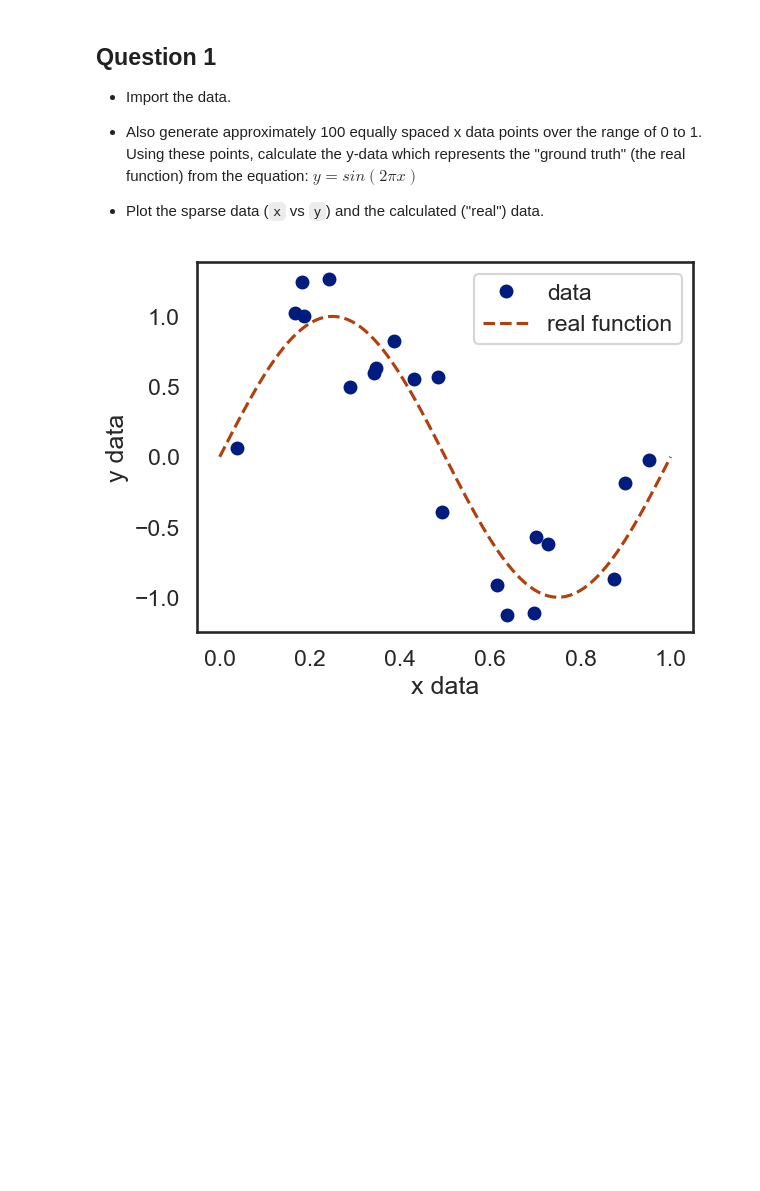
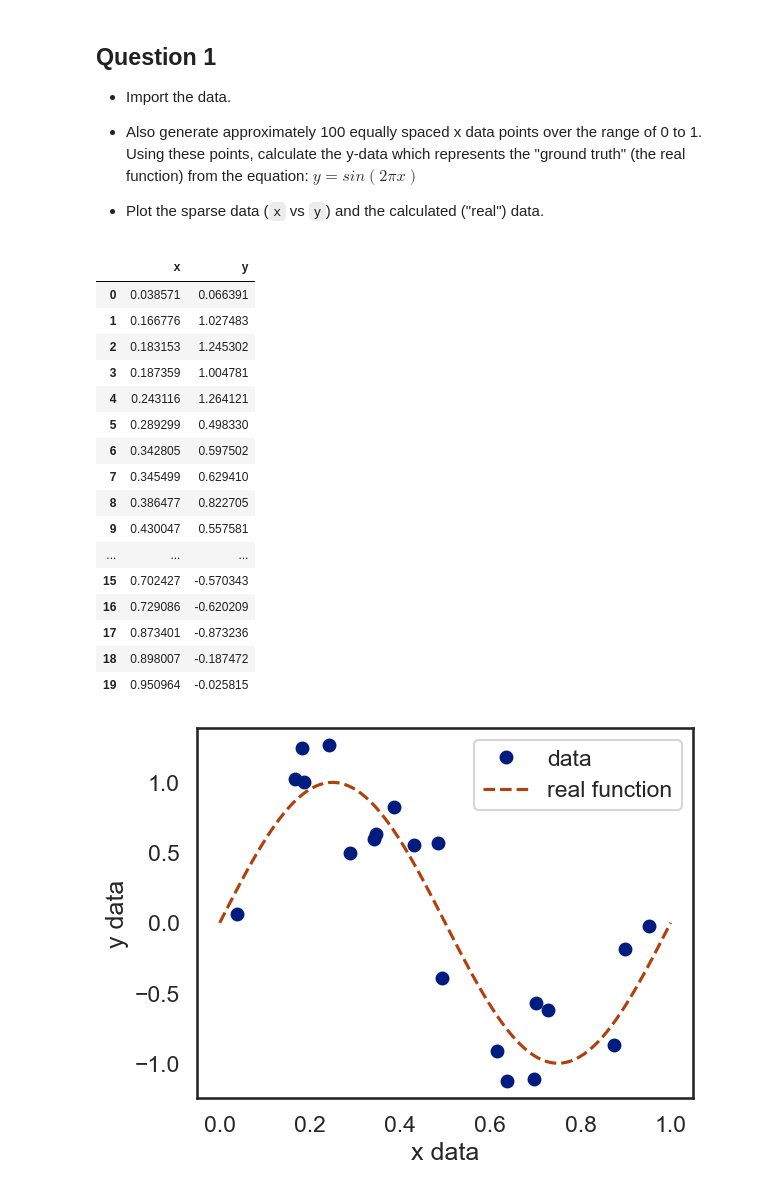
Before and after one commit to robinjoo1015/artificial-intelligence-2022-2, a Jupyter notebook: W13/Intel_ML501_04_Regularization_and_Gradient_Descent_Exercises.ipynb, the cells around one changed output. Saved outputs shown, nothing was run; the diff lists cells and outputs as text; code cells hidden in the pictures; blank space fills up the shorter version.

```diff
--- a/W13/Intel_ML501_04_Regularization_and_Gradient_Descent_Exercises.ipynb
+++ b/W13/Intel_ML501_04_Regularization_and_Gradient_Descent_Exercises.ipynb
@@ -70,6 +70,26 @@ import matplotlib.pyplot as plt
 import seaborn as sns
 
 %matplotlib inline
+# %%
+data
+# %% [output]
+|  | x | y |
+| 0 | 0.038571 | 0.066391 |
+| 1 | 0.166776 | 1.027483 |
+| 2 | 0.183153 | 1.245302 |
+| 3 | 0.187359 | 1.004781 |
+| 4 | 0.243116 | 1.264121 |
+| 5 | 0.289299 | 0.498330 |
+| 6 | 0.342805 | 0.597502 |
+| 7 | 0.345499 | 0.629410 |
+| 8 | 0.386477 | 0.822705 |
+| 9 | 0.430047 | 0.557581 |
+| ... | ... | ... |
+| 15 | 0.702427 | -0.570343 |
+| 16 | 0.729086 | -0.620209 |
+| 17 | 0.873401 | -0.873236 |
+| 18 | 0.898007 | -0.187472 |
+| 19 | 0.950964 | -0.025815 |
 # %%
 sns.set_style('white')
 sns.set_context('talk')
```
Also changed, not shown: parts of 6 cells of this notebook, 1 other file.
